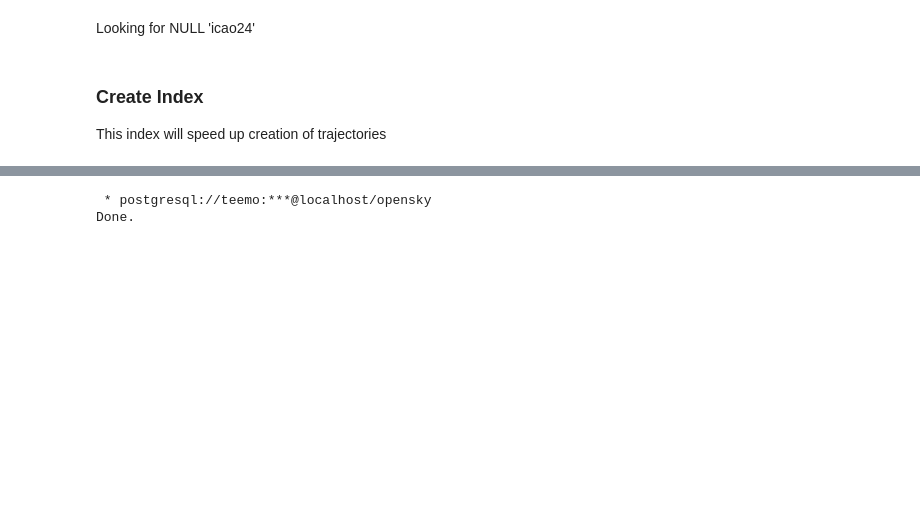
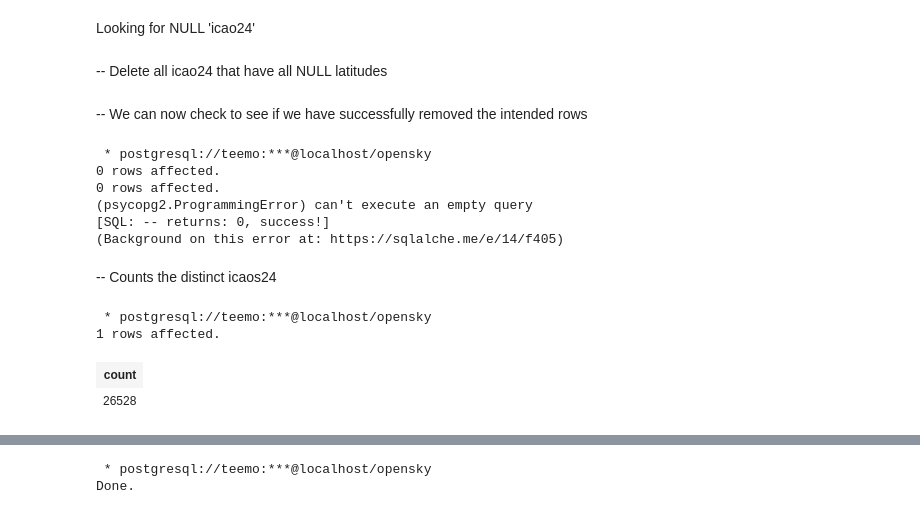
Before and after one commit to abroniewski/MobilityDB-workshop-dashboards, a Jupyter notebook: src/explore_flights_data.ipynb, the cells around one changed output, grey strips where cells are left out. Drawn from its saved outputs; the diff is of its cells as text; code cells hidden in the pictures; blank space fills up the shorter version.

Commit message:
Add code till create trajectories in explore_flights nb

```diff
--- a/src/explore_flights_data.ipynb
+++ b/src/explore_flights_data.ipynb
@@ -338,0 +346,2 @@ Looking for NULL 'icao24'
+# %% [markdown]
+-- Delete all icao24 that have all NULL latitudes
@@ -339,20 +363,33 @@ Looking for NULL 'icao24'
+# %% [markdown]
+-- We can now check to see if we have successfully removed the intended rows
 # %%
-# -- dangerous query
+%%sql
 SELECT icao24, COUNT(lat)
 FROM flights
 GROUP BY icao24
 HAVING COUNT(lat) = 0;
+-- returns: 0, success!
+# %% [output]
+ * postgresql://teemo:***@localhost/opensky
+0 rows affected.
+0 rows affected.
+(psycopg2.ProgrammingError) can't execute an empty query
+[SQL: -- returns: 0, success!]
+(Background on this error at: https://sqlalche.me/e/14/f405)
+# %% [markdown]
+-- Counts the distinct icaos24
 # %%
 %%sql
 
--- Selets Distinct icaos
+-- Selets Distinct icaos24
 WITH distinct_icao24 AS (
     SELECT DISTINCT icao24
     FROM flights)
 
--- Counts the distinct icaos
 SELECT COUNT(icao24)
 FROM distinct_icao24;
+# %% [output]
+ * postgresql://teemo:***@localhost/opensky
+1 rows affected.
+| count |
+| 26528 |
-# %% [markdown]
-### Create Index
-This index will speed up creation of trajectories
```
Also changed, not shown: parts of 16 cells of this notebook.
